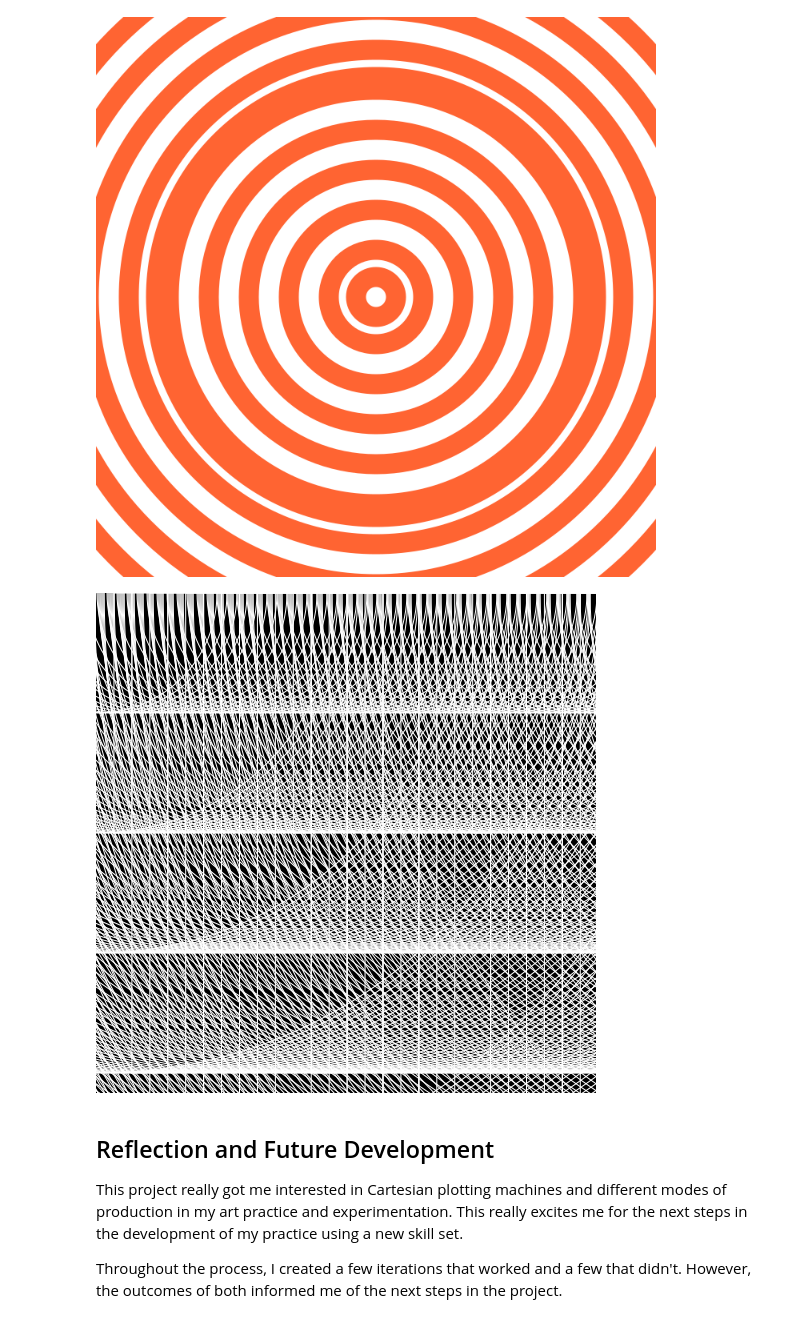
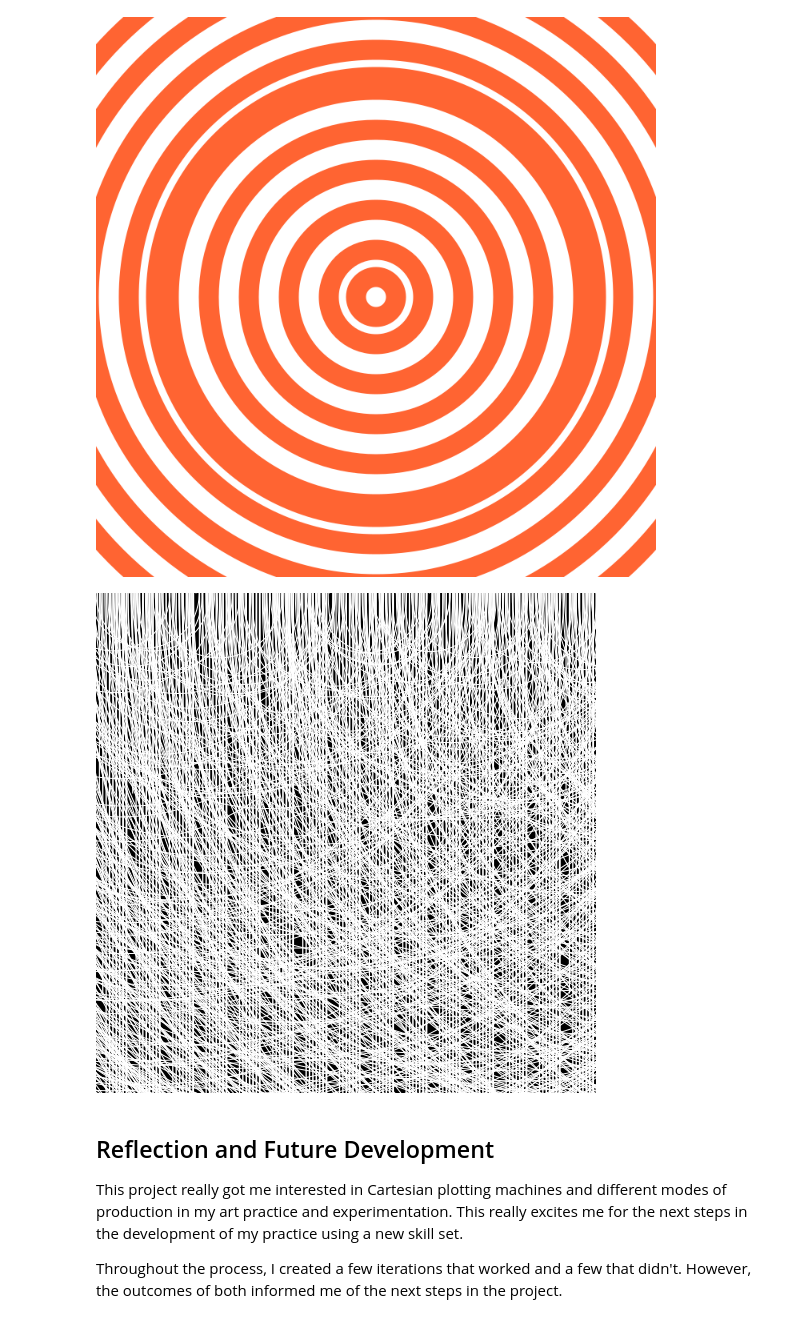
Before and after one commit to colormotor/generative_drawing, a Jupyter notebook: midterm/Report/Matija_Milosev_MidTerm_Project.ipynb, the cells around one changed output. Cells and saved outputs as stored; diff of their text form; code cells hidden in the pictures.

```diff
--- a/midterm/Report/Matija_Milosev_MidTerm_Project.ipynb
+++ b/midterm/Report/Matija_Milosev_MidTerm_Project.ipynb
@@ -80,40 +80,40 @@ background(0)
 
 random1 = random(0,1)
 random2 = random(0,500)
 
 #change these to change the last pair
 randoma1 = 2000
 randomb1 = 100
 
 for i in range(1):
     for y in range(1000):
         d = (i+y)%10
         no_fill()
         stroke(255)
 
 
         #comment/uncomment the pairs to get different effects
 
 #pair 1
-        rectangle(y/(i+random1), i/random1, d/random1, d*random2)
-        circle(y, i*(-100), d*random2)
+        # rectangle(y/(i+random1), i/random1, d/random1, d*random2)
+        # circle(y, i*(-100), d*random2)
 
 
 #pair 2
-        # irrectangle(y/(i+0.3), i/2, d/10, d*200)
-        # ccle(y, i*(-100), d*100)
+        # rectangle(y/(i+0.3), i/2, d/10, d*200)
+        # circle(y, i*(-100), d*100)
 
 #pair 3
-        # rectangle(y/(i+0.3), i/2, d/10, d*200)
-        # circle(y+1, i+1, d+random(randoma1, randomb1))
+        rectangle(y/(i+0.3), i/2, d/10, d*200)
+        circle(y+1, i+1, d+random(randoma1, randomb1))
 
 
 # print(random1)
 # print(random2)
 
 show()
 # %% [output]
-[figure, old version]
+[figure, new version]
 # %% [markdown]
 ## Reflection and Future Development
 
```
Also changed, not shown: 4 other files.
